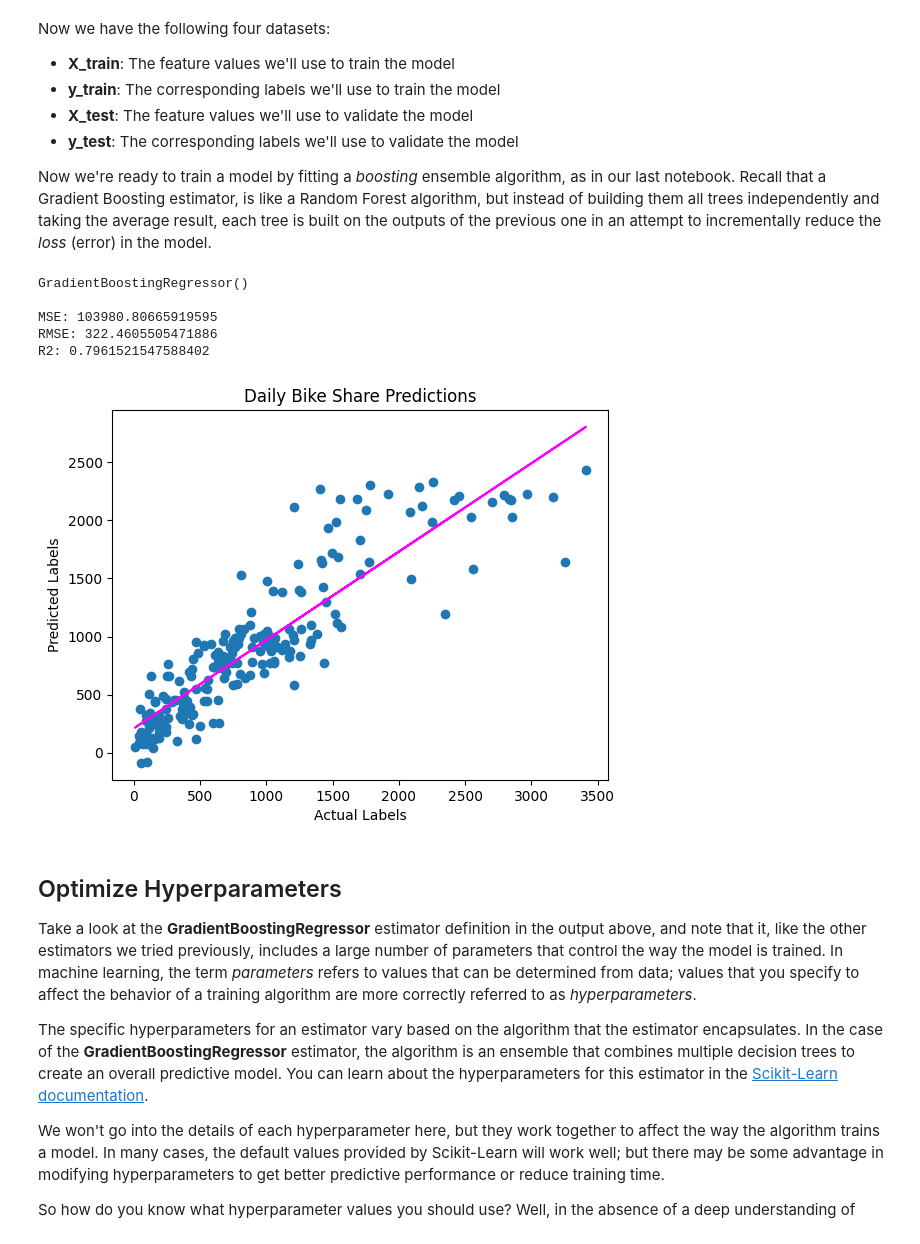
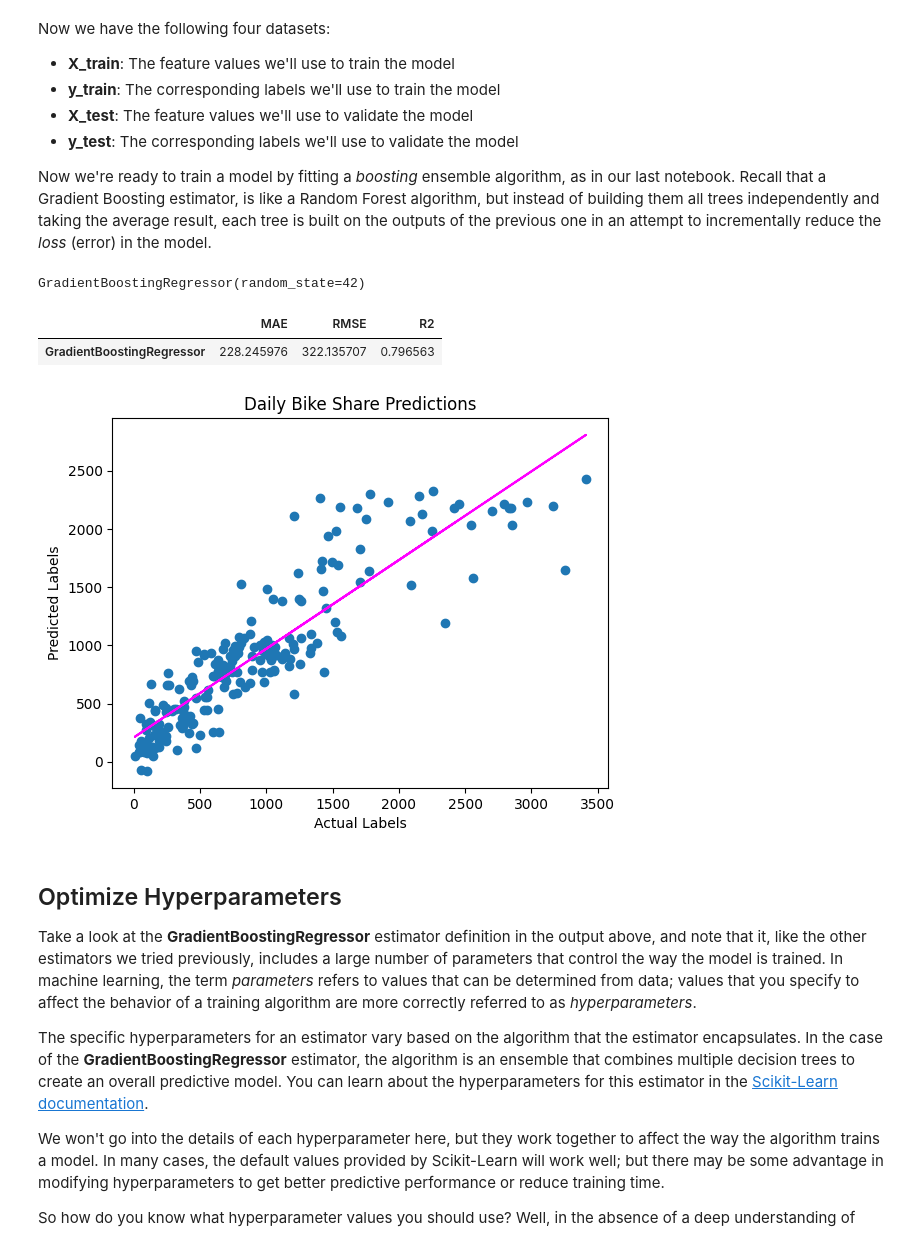
Before and after one commit to iliyaML/ms-machine-learning, a Jupyter notebook: regression/023_Regression_Tuning.ipynb, the cells around one changed output. Drawn from its saved outputs; the diff is of its cells as text; code cells hidden in the pictures.

```diff
--- a/regression/023_Regression_Tuning.ipynb
+++ b/regression/023_Regression_Tuning.ipynb
@@ -70,39 +73,43 @@ Now we have the following four datasets:
 
 Now we're ready to train a model by fitting a *boosting* ensemble algorithm, as in our last notebook. Recall that a Gradient Boosting estimator, is like a Random Forest algorithm, but instead of building them all trees independently and taking the average result, each tree is built on the outputs of the previous one in an attempt to incrementally reduce the *loss* (error) in the model.
 # %%
-# Train the model
+# Helper Function
+def evaluate_model(model, X_train, X_test, y_train, y_test):
+    print(model)
 
-# Fit a lasso model on the training set
-model = GradientBoostingRegressor().fit(X_train, y_train)
-print (model, "\n")
+    # Fit model on the training set
+    model = model.fit(X_train, y_train)
 
-# Evaluate the model using the test data
-predictions = model.predict(X_test)
-mse = mean_squared_error(y_test, predictions)
-print("MSE:", mse)
-rmse = np.sqrt(mse)
-print("RMSE:", rmse)
-r2 = r2_score(y_test, predictions)
-print("R2:", r2)
+    # Evaluate the model using the test data
+    y_pred = model.predict(X_test)
+    mae = mean_absolute_error(y_test, y_pred)
+    mse = mean_squared_error(y_test, y_pred)
+    rmse = np.sqrt(mse)
+    r2 = r2_score(y_test, y_pred)
 
-# Plot predicted vs actual
-plt.scatter(y_test, predictions)
-plt.xlabel('Actual Labels')
-plt.ylabel('Predicted Labels')
-plt.title('Daily Bike Share Predictions')
+    results_df = pd.DataFrame([[mae, rmse, r2]], columns=['MAE', 'RMSE', 'R2'], index=[type(model).__name__])
+    display(results_df)
 
-# overlay the regression line
-z = np.polyfit(y_test, predictions, 1)
-p = np.poly1d(z)
-plt.plot(y_test,p(y_test), color='magenta')
-plt.show()
+    # Plot predicted vs actual
+    plt.scatter(y_test, y_pred)
+    plt.xlabel('Actual Labels')
+    plt.ylabel('Predicted Labels')
+    plt.title('Daily Bike Share Predictions')
+
+    # overlay the regression line
+    z = np.polyfit(y_test, y_pred, 1)
+    p = np.poly1d(z)
+    plt.plot(y_test,p(y_test), color='magenta')
+    plt.show()
+
+    return results_df
-# %% [output]
-GradientBoostingRegressor()
-
-MSE: 103980.80665919595
-RMSE: 322.4605505471886
-R2: 0.7961521547588402
-[figure, removed]
+# %%
+gb_results_df = evaluate_model(GradientBoostingRegressor(random_state=RANDOM_STATE), X_train, X_test, y_train, y_test)
+# %% [output]
+GradientBoostingRegressor(random_state=42)
+|  | MAE | RMSE | R2 |
+| GradientBoostingRegressor | 228.245976 | 322.135707 | 0.796563 |
+[figure, added]
 # %% [markdown]
 ## Optimize Hyperparameters
 
```
Also changed, not shown: parts of 12 cells of this notebook, 2 other files.
